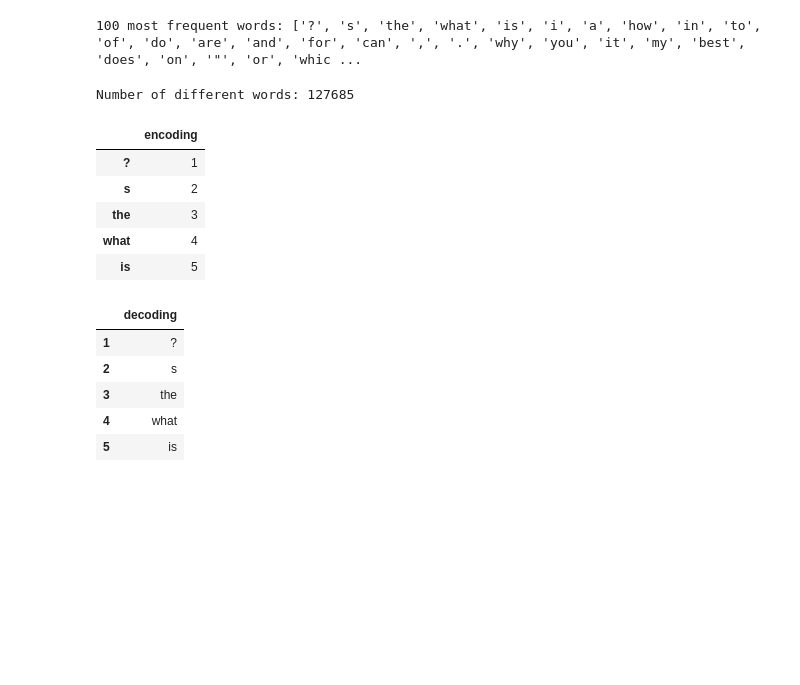
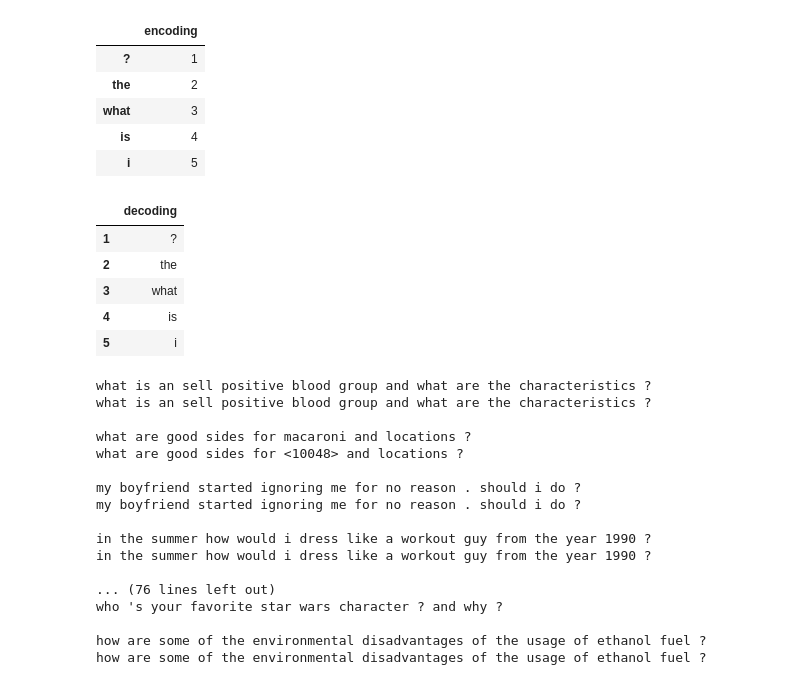
Before and after one commit to imandr/questions, a Jupyter notebook: tools/make_sentences_data.ipynb, the cells around one changed output. Saved outputs shown, nothing was run; the diff lists cells and outputs as text; code cells hidden in the pictures; blank space fills up the shorter version.

```diff
--- a/tools/make_sentences_data.ipynb
+++ b/tools/make_sentences_data.ipynb
@@ -44,7 +44,8 @@ def plot_cumulative(x):
     plt.xscale("log")
     plt.show()
 # %%
-MaxQuestionLength = 100   # words
+MaxQuestionLength = 40   # words
+MaxMissingWords = 2*MaxQuestionLength
 
 def normalize_question(q):
     q = q.lower()
@@ -68,8 +69,8 @@ def normalize_question(q):
     words = q.lower().split()[:MaxQuestionLength]
     #words = map(lambda x: x.strip(), words)
     #words = filter(lambda x: len(x) > 0, words)
-    words = map(lambda w: w[:-1] + " s" if len(w)>3 and w[-1]=='s' and
-                not w in ("this", "does") else w, words)
+    #words = map(lambda w: w[:-1] + " s" if len(w)>3 and w[-1]=='s' and
+    #            not w in ("this", "does") else w, words)
     return " ".join(words)
 
 def word_frequencies(questions):
@@ -138,36 +135,30 @@ plot_cumulative(qlengths)
-# %%
-print "100 most frequent words:", [w for w, n in all_frequencies[:100]]
-# %% [output]
-100 most frequent words: ['?', 's', 'the', 'what', 'is', 'i', 'a', 'how', 'in', 'to', 'of', 'do', 'are', 'and', 'for', 'can', ',', '.', 'why', 'you', 'it', 'my', 'best', 'does', 'on', '"', 'or', 'whic ...
-# %%
-words = [w for w, n in all_frequencies]
-print "Number of different words:", len(words)
-VocabularySize = len(words)
-# %% [output]
-Number of different words: 127685
+# %%
+VocabularySize = 10000
 # %%
-word_encoding = {w:i+1 for i, w in enumerate(words)}
-word_decoding = [None] + words
+vocabulary_words = [w for w, n in all_frequencies[:VocabularySize]]
+vocabulary_encoding = {w:i+1 for i, w in enumerate(vocabulary_words)}
+vocabulary_decoding = [None] + vocabulary_words
+vocabulary_set = set(vocabulary_words)
 # %%
-encoding_df = pd.DataFrame(range(1, 1+VocabularySize), index=words, columns=["encoding"])
+encoding_df = pd.DataFrame(range(1, 1+VocabularySize), index=vocabulary_words, columns=["encoding"])
 encoding_df.head()
 # %% [output]
 |  | encoding |
 | ? | 1 |
-| s | 2 |
-| the | 3 |
-| what | 4 |
-| is | 5 |
+| the | 2 |
+| what | 3 |
+| is | 4 |
+| i | 5 |
 # %%
-decoding_df = pd.DataFrame(words, index = range(1, 1+VocabularySize), columns=["decoding"])
+decoding_df = pd.DataFrame(vocabulary_words, index = range(1, 1+VocabularySize), columns=["decoding"])
 decoding_df.head()
 # %% [output]
 |  | decoding |
 | 1 | ? |
-| 2 | s |
-| 3 | the |
-| 4 | what |
-| 5 | is |
+| 2 | the |
+| 3 | what |
+| 4 | is |
+| 5 | i |
 # %%
 def encode_question(q):
     # question is already normalized
@@ -191,6 +189,33 @@ def permute_encoded_question(q):
         i,j = random.sample(r, 2)
         q[i], q[j] = q[j], q[i]
     return q
+# %%
+for i, q in enumerate(all_questions):
+    encoded = encode_question(q)
+    decoded = decode_question(encoded)
+    print q
+    #print encoded
+    print decoded
+    print
+    if i > 30: break
+# %% [output]
+what is an sell positive blood group and what are the characteristics ?
+what is an sell positive blood group and what are the characteristics ?
+
+what are good sides for macaroni and locations ?
+what are good sides for <10048> and locations ?
+
+my boyfriend started ignoring me for no reason . should i do ?
+my boyfriend started ignoring me for no reason . should i do ?
+
+in the summer how would i dress like a workout guy from the year 1990 ?
+in the summer how would i dress like a workout guy from the year 1990 ?
+
+... (76 lines left out)
+who 's your favorite star wars character ? and why ?
+
+how are some of the environmental disadvantages of the usage of ethanol fuel ?
+how are some of the environmental disadvantages of the usage of ethanol fuel ?
 # %%
 good_sentences = map(encode_question, all_questions)
 for s in good_sentences[:100]:
```
Also changed, not shown: parts of 12 cells of this notebook, 6 other files.
